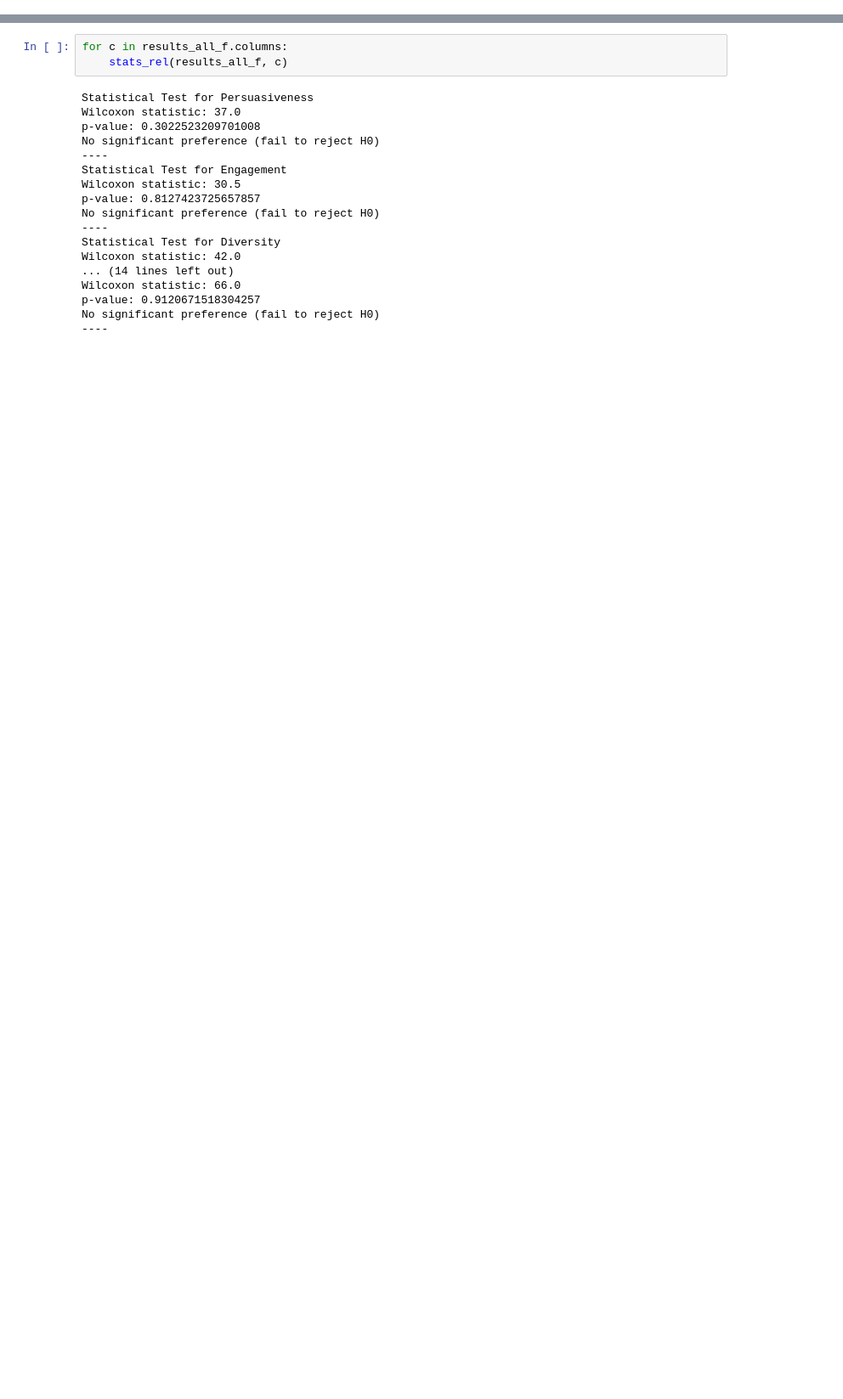
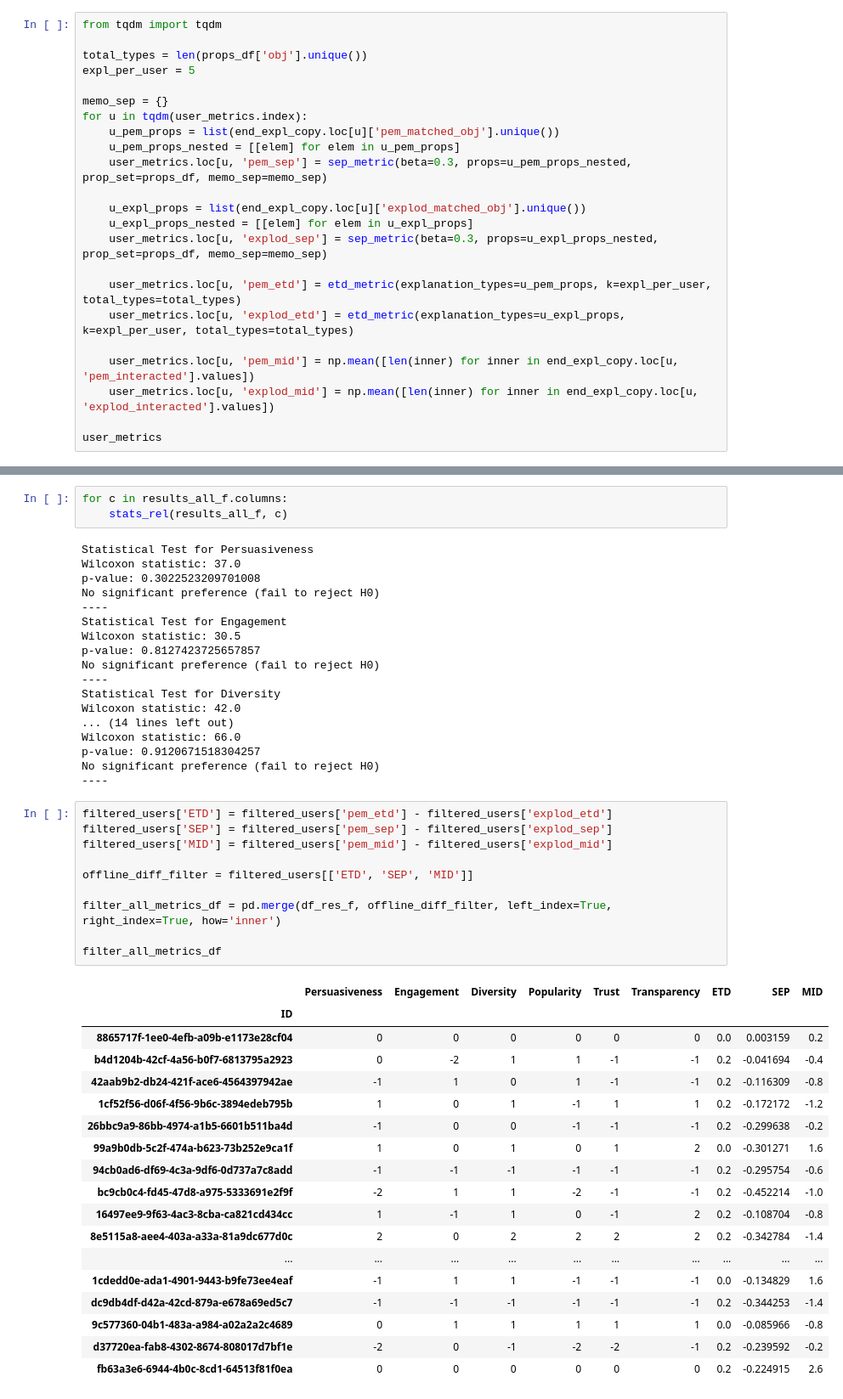
Before and after one commit to andlzanon/offline_metrics_explanation_rec_goals, a Jupyter notebook: Online User Study/Online Analysis.ipynb, the cells around one changed output, grey strips where cells are left out. Shown at 85% size. Drawn from its saved outputs; the diff is of its cells as text; blank space fills up the shorter version.

```diff
--- a/Online User Study/Online Analysis.ipynb
+++ b/Online User Study/Online Analysis.ipynb
@@ -689,0 +942,23 @@ pem_end_expl_count_final[pem_end_expl_count_final.index.isin(ids)].mean()
+# %%
+from tqdm import tqdm
+
+total_types = len(props_df['obj'].unique())
+expl_per_user = 5
+
+memo_sep = {}
+for u in tqdm(user_metrics.index):
+    u_pem_props = list(end_expl_copy.loc[u]['pem_matched_obj'].unique())
+    u_pem_props_nested = [[elem] for elem in u_pem_props]
+    user_metrics.loc[u, 'pem_sep'] = sep_metric(beta=0.3, props=u_pem_props_nested, prop_set=props_df, memo_sep=memo_sep)
+
+    u_expl_props = list(end_expl_copy.loc[u]['explod_matched_obj'].unique())
+    u_expl_props_nested = [[elem] for elem in u_expl_props]
+    user_metrics.loc[u, 'explod_sep'] = sep_metric(beta=0.3, props=u_expl_props_nested, prop_set=props_df, memo_sep=memo_sep)
+
+    user_metrics.loc[u, 'pem_etd'] = etd_metric(explanation_types=u_pem_props, k=expl_per_user, total_types=total_types)
+    user_metrics.loc[u, 'explod_etd'] = etd_metric(explanation_types=u_expl_props, k=expl_per_user, total_types=total_types)
+
+    user_metrics.loc[u, 'pem_mid'] = np.mean([len(inner) for inner in end_expl_copy.loc[u, 'pem_interacted'].values])
+    user_metrics.loc[u, 'explod_mid'] = np.mean([len(inner) for inner in end_expl_copy.loc[u, 'explod_interacted'].values])
+
+user_metrics
@@ -874,3 +1358,32 @@ Wilcoxon statistic: 66.0
 p-value: 0.9120671518304257
 No significant preference (fail to reject H0)
 ----
+# %%
+filtered_users['ETD'] = filtered_users['pem_etd'] - filtered_users['explod_etd']
+filtered_users['SEP'] = filtered_users['pem_sep'] - filtered_users['explod_sep']
+filtered_users['MID'] = filtered_users['pem_mid'] - filtered_users['explod_mid']
+
+offline_diff_filter = filtered_users[['ETD', 'SEP', 'MID']]
+
+filter_all_metrics_df = pd.merge(df_res_f, offline_diff_filter, left_index=True, right_index=True, how='inner')
+
+filter_all_metrics_df
+# %% [output]
+|  | Persuasiveness | Engagement | Diversity | Popularity | Trust | Transparency | ETD | SEP | MID |
+| ID |  |  |  |  |  |  |  |  |  |
+| 8865717f-1ee0-4efb-a09b-e1173e28cf04 | 0 | 0 | 0 | 0 | 0 | 0 | 0.0 | 0.003159 | 0.2 |
+| b4d1204b-42cf-4a56-b0f7-6813795a2923 | 0 | -2 | 1 | 1 | -1 | -1 | 0.2 | -0.041694 | -0.4 |
+| 42aab9b2-db24-421f-ace6-4564397942ae | -1 | 1 | 0 | 1 | -1 | -1 | 0.2 | -0.116309 | -0.8 |
+| 1cf52f56-d06f-4f56-9b6c-3894edeb795b | 1 | 0 | 1 | -1 | 1 | 1 | 0.2 | -0.172172 | -1.2 |
+| 26bbc9a9-86bb-4974-a1b5-6601b511ba4d | -1 | 0 | 0 | -1 | -1 | -1 | 0.2 | -0.299638 | -0.2 |
+| 99a9b0db-5c2f-474a-b623-73b252e9ca1f | 1 | 0 | 1 | 0 | 1 | 2 | 0.0 | -0.301271 | 1.6 |
+| 94cb0ad6-df69-4c3a-9df6-0d737a7c8add | -1 | -1 | -1 | -1 | -1 | -1 | 0.2 | -0.295754 | -0.6 |
+| bc9cb0c4-fd45-47d8-a975-5333691e2f9f | -2 | 1 | 1 | -2 | -1 | -1 | 0.2 | -0.452214 | -1.0 |
+| 16497ee9-9f63-4ac3-8cba-ca821cd434cc | 1 | -1 | 1 | 0 | -1 | 2 | 0.2 | -0.108704 | -0.8 |
+| 8e5115a8-aee4-403a-a33a-81a9dc677d0c | 2 | 0 | 2 | 2 | 2 | 2 | 0.2 | -0.342784 | -1.4 |
+| ... | ... | ... | ... | ... | ... | ... | ... | ... | ... |
+| 1cdedd0e-ada1-4901-9443-b9fe73ee4eaf | -1 | 1 | 1 | -1 | -1 | -1 | 0.0 | -0.134829 | 1.6 |
+| dc9db4df-d42a-42cd-879a-e678a69ed5c7 | -1 | -1 | -1 | -1 | -1 | -1 | 0.2 | -0.344253 | -1.4 |
+| 9c577360-04b1-483a-a984-a02a2a2c4689 | 0 | 1 | 1 | 1 | 1 | 1 | 0.0 | -0.085966 | -0.8 |
+| d37720ea-fab8-4302-8674-808017d7bf1e | -2 | 0 | -1 | -2 | -2 | -1 | 0.2 | -0.239592 | -0.2 |
+| fb63a3e6-6944-4b0c-8cd1-64513f81f0ea | 0 | 0 | 0 | 0 | 0 | 0 | 0.2 | -0.224915 | 2.6 |
```
Also changed, not shown: parts of 30 cells of this notebook, 1 other file.
